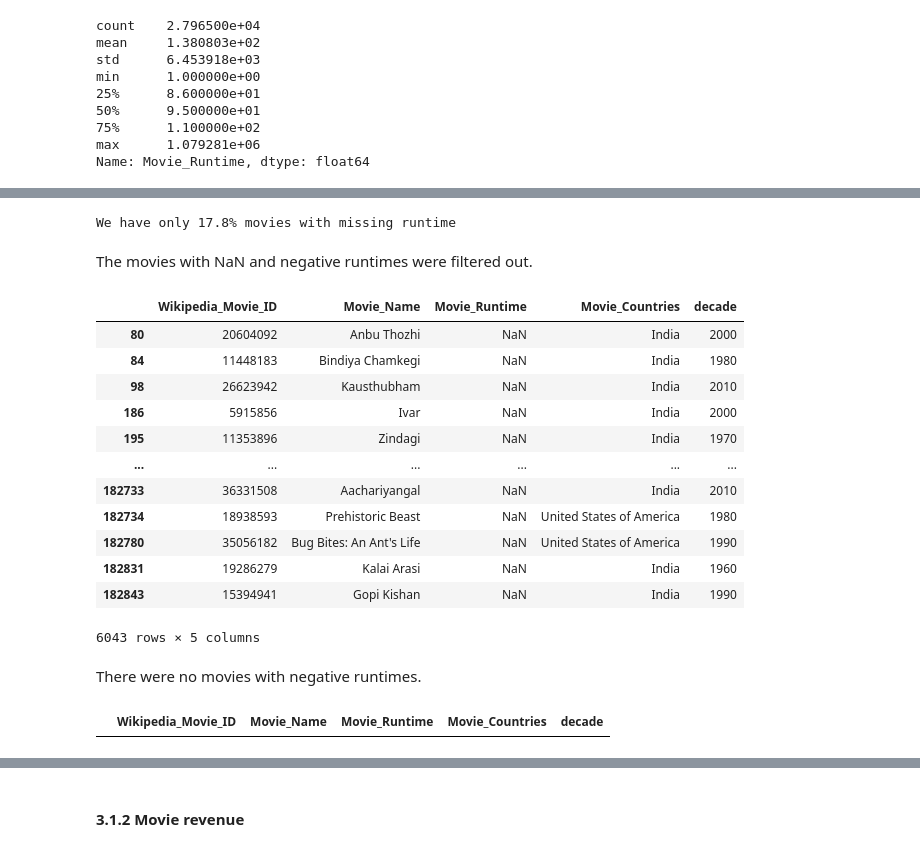
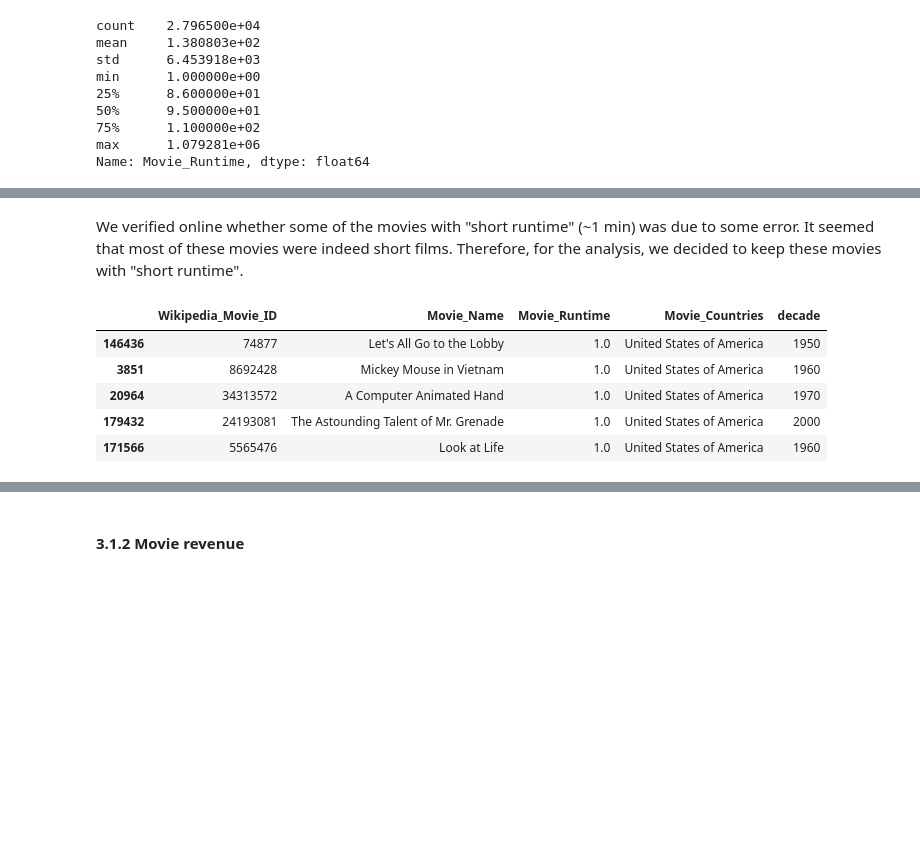
Before and after one commit to epfl-ada/ada-2022-project-robopros, a Jupyter notebook: notebooks/milestone2.ipynb, the cells around one changed output, grey strips where cells are left out. Drawn from its saved outputs; the diff is of its cells as text; code cells hidden in the pictures; blank space fills up the shorter version.

```diff
--- a/notebooks/milestone2.ipynb
+++ b/notebooks/milestone2.ipynb
@@ -267,4 +268,4 @@ There are movies with durations of 1 minute and 1000000 minutes, have to check w
 # %%
-runtimes = movies[['Wikipedia_Movie_ID','Movie_Name', 'Movie_Runtime', 'Movie_Countries', 'decade']].drop_duplicates()
-runtimes.head()
+runtimes = features.runtimes(movies)
+runtimes.head(5)
 # %% [output]
@@ -291,29 +294,13 @@ The runtime data for majority of the movies were available.
-# %%
-missing_runtimes = aggregate.nmovies(movies[movies.Movie_Runtime.isna()])
-print(f"We have only {missing_runtimes/nmovies:.1%} movies with missing runtime")
-# %% [output]
-We have only 17.8% movies with missing runtime
-# %% [markdown]
-The movies with NaN and negative runtimes were filtered out.
-# %%
-runtimes[runtimes['Movie_Runtime'].isna()]
-# %% [output]
-|  | Wikipedia_Movie_ID | Movie_Name | Movie_Runtime | Movie_Countries | decade |
-| 80 | 20604092 | Anbu Thozhi | NaN | India | 2000 |
-| 84 | 11448183 | Bindiya Chamkegi | NaN | India | 1980 |
-| 98 | 26623942 | Kausthubham | NaN | India | 2010 |
-| 186 | 5915856 | Ivar | NaN | India | 2000 |
-| 195 | 11353896 | Zindagi | NaN | India | 1970 |
-| ... | ... | ... | ... | ... | ... |
-| 182733 | 36331508 | Aachariyangal | NaN | India | 2010 |
-| 182734 | 18938593 | Prehistoric Beast | NaN | United States of America | 1980 |
-| 182780 | 35056182 | Bug Bites: An Ant's Life | NaN | United States of America | 1990 |
-| 182831 | 19286279 | Kalai Arasi | NaN | India | 1960 |
-| 182843 | 15394941 | Gopi Kishan | NaN | India | 1990 |
-6043 rows × 5 columns
-# %% [markdown]
-There were no movies with negative runtimes.
+# %% [markdown]
+We verified online whether some of the movies with "short runtime" (~1 min) was due to some error.
+It seemed that most of these movies were indeed short films.
+Therefore, for the analysis, we decided to keep these movies with "short runtime".
 # %%
-runtimes[runtimes.Movie_Runtime < 0].head()
+runtimes.sort_values(by='Movie_Runtime', ascending=True).head()
 # %% [output]
 |  | Wikipedia_Movie_ID | Movie_Name | Movie_Runtime | Movie_Countries | decade |
+| 146436 | 74877 | Let's All Go to the Lobby | 1.0 | United States of America | 1950 |
+| 3851 | 8692428 | Mickey Mouse in Vietnam | 1.0 | United States of America | 1960 |
+| 20964 | 34313572 | A Computer Animated Hand | 1.0 | United States of America | 1970 |
+| 179432 | 24193081 | The Astounding Talent of Mr. Grenade | 1.0 | United States of America | 2000 |
+| 171566 | 5565476 | Look at Life | 1.0 | United States of America | 1960 |
```
Also changed, not shown: parts of 34 cells of this notebook, 3 other files.
